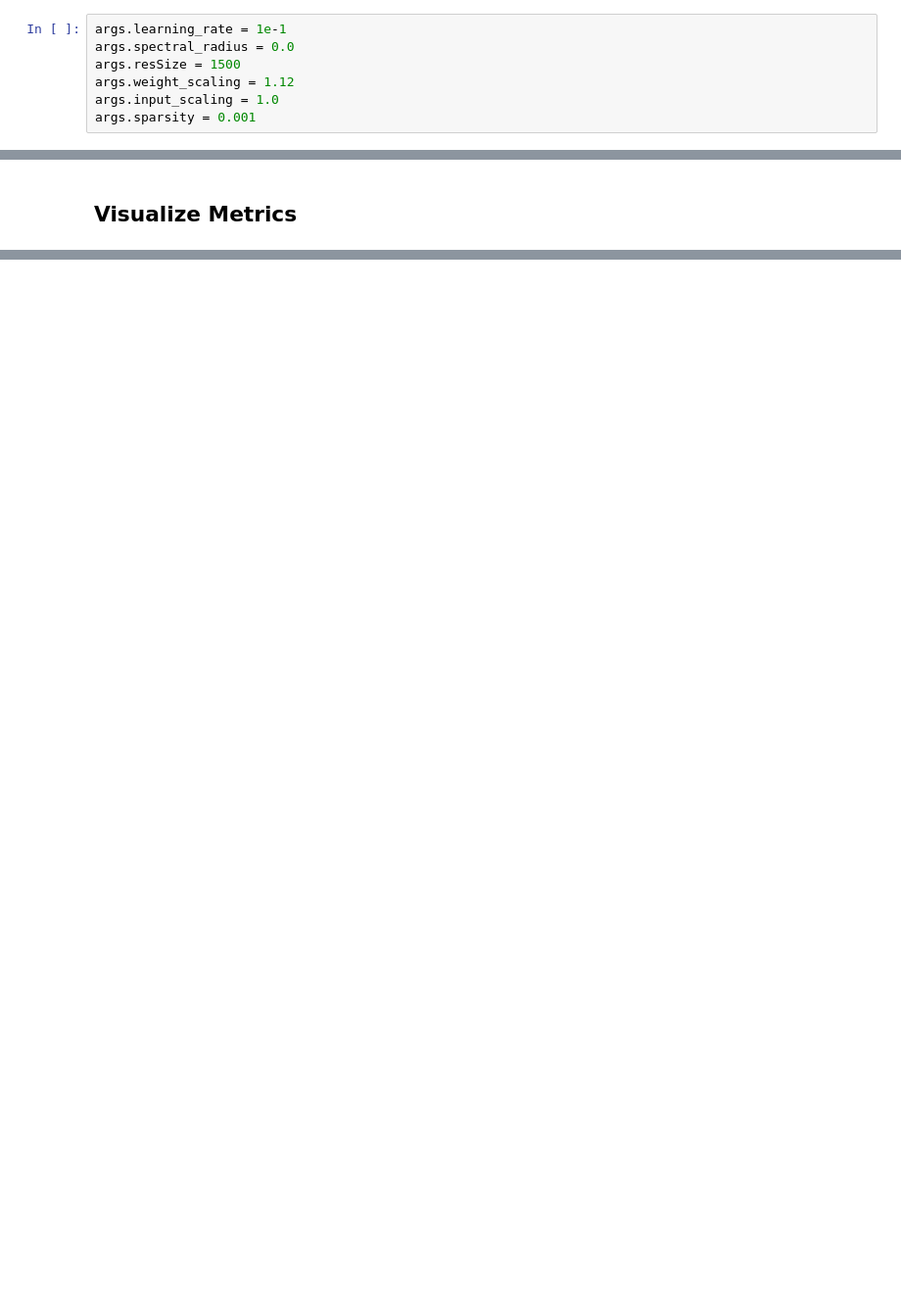
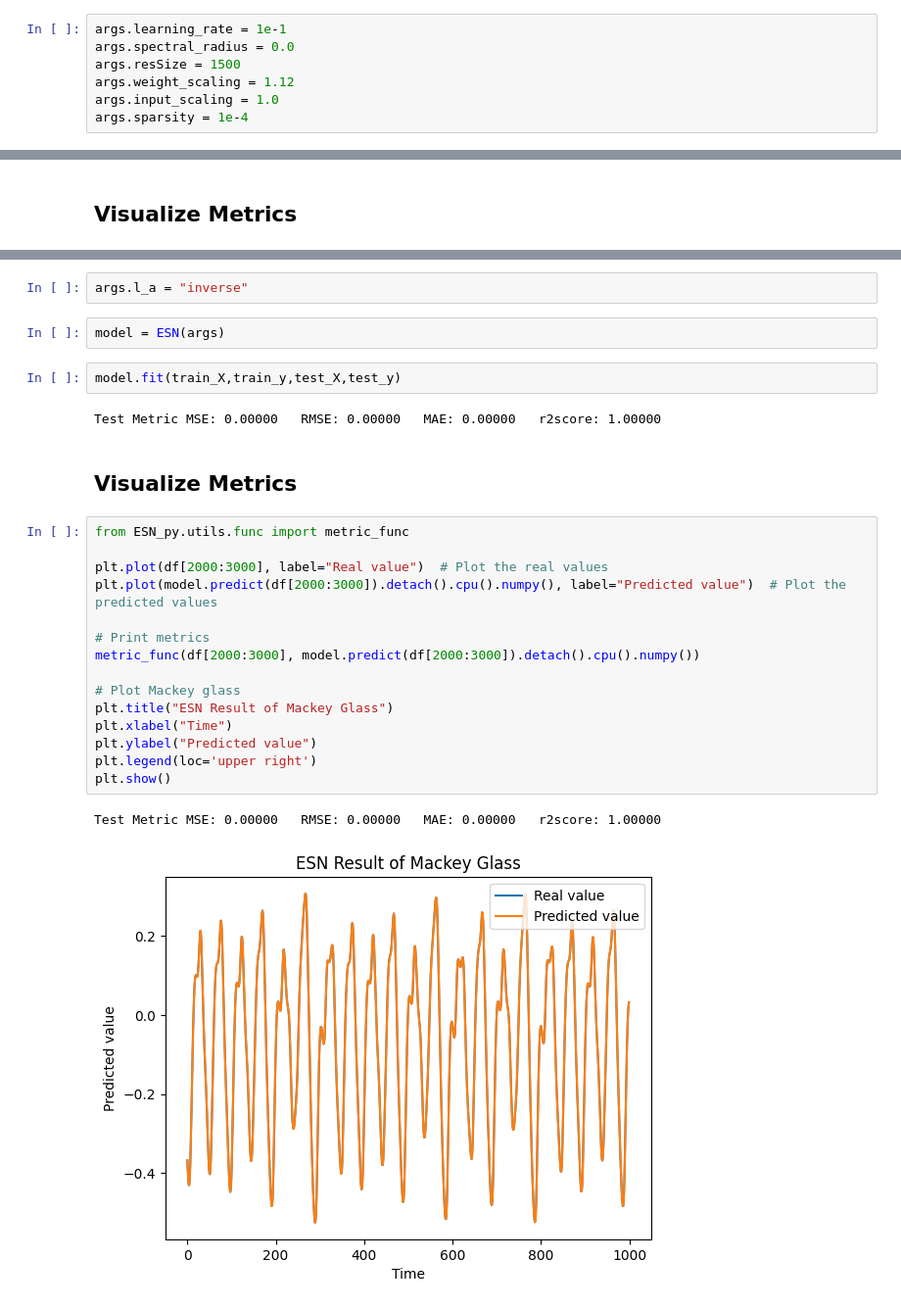
Before and after one commit to hanbuck30/Pytorch_ESN, a Jupyter notebook: ESN_example.ipynb, the cells around one changed output, grey strips where cells are left out. Shown: that part at 98% size. Cells and saved outputs as stored; diff of their text form; blank space fills up the shorter version.

Commit message:
[Feat] Add Learning Algorithm like Force, inverse

```diff
--- a/ESN_example.ipynb
+++ b/ESN_example.ipynb
@@ -18,7 +18,7 @@ args.spectral_radius = 0.0
 args.resSize = 1500
 args.weight_scaling = 1.12
 args.input_scaling = 1.0
-args.sparsity = 0.001
+args.sparsity = 1e-4
 # %% [markdown]
 ## Load Dataset
 # %%
@@ -75,0 +78,28 @@ Test Metric MSE: 0.00005   RMSE: 0.00678   MAE: 0.00478   r2score: 0.99903
+# %%
+args.l_a = "inverse"
+# %%
+model = ESN(args)
+# %%
+model.fit(train_X,train_y,test_X,test_y)
+# %% [output]
+Test Metric MSE: 0.00000   RMSE: 0.00000   MAE: 0.00000   r2score: 1.00000
+# %% [markdown]
+## Visualize Metrics
+# %%
+from ESN_py.utils.func import metric_func
+
+plt.plot(df[2000:3000], label="Real value")  # Plot the real values
+plt.plot(model.predict(df[2000:3000]).detach().cpu().numpy(), label="Predicted value")  # Plot the predicted values
+
+# Print metrics
+metric_func(df[2000:3000], model.predict(df[2000:3000]).detach().cpu().numpy())
+
+# Plot Mackey glass
+plt.title("ESN Result of Mackey Glass")
+plt.xlabel("Time")
+plt.ylabel("Predicted value")
+plt.legend(loc='upper right')
+plt.show()
+# %% [output]
+Test Metric MSE: 0.00000   RMSE: 0.00000   MAE: 0.00000   r2score: 1.00000
+[figure, added]
```
Also changed, not shown: parts of 14 cells of this notebook, 8 other files.
